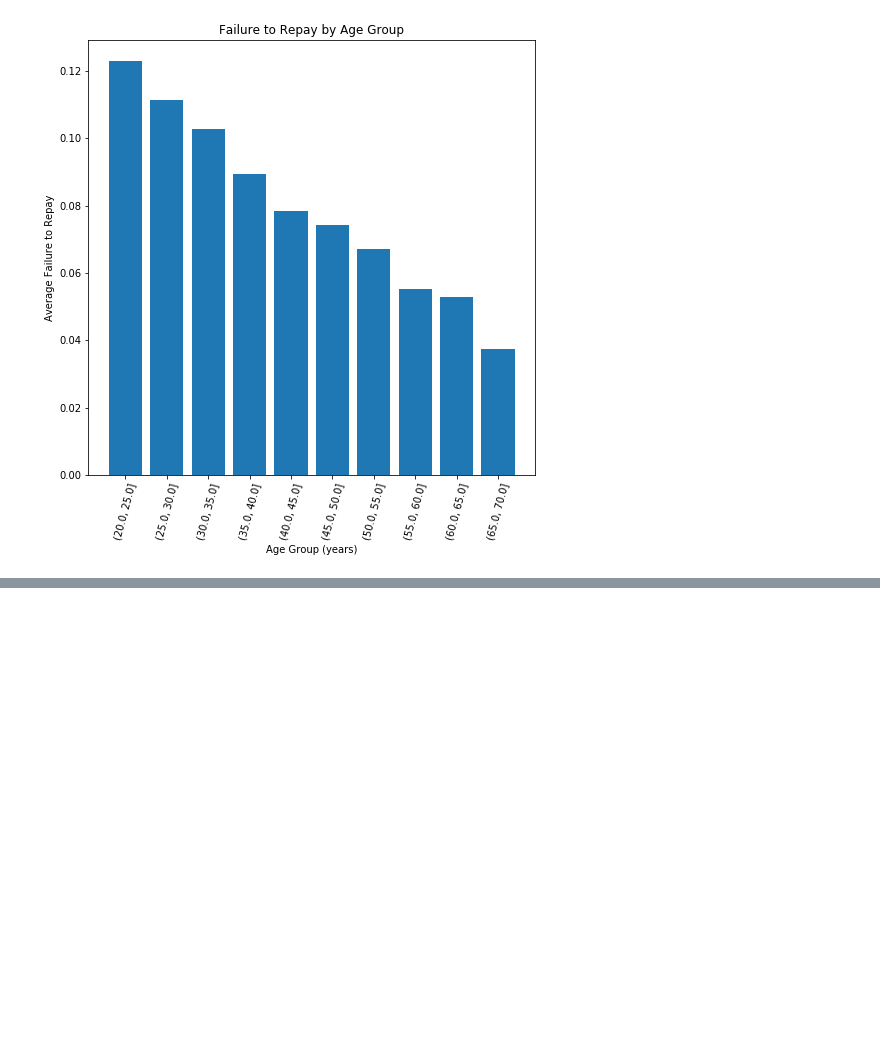
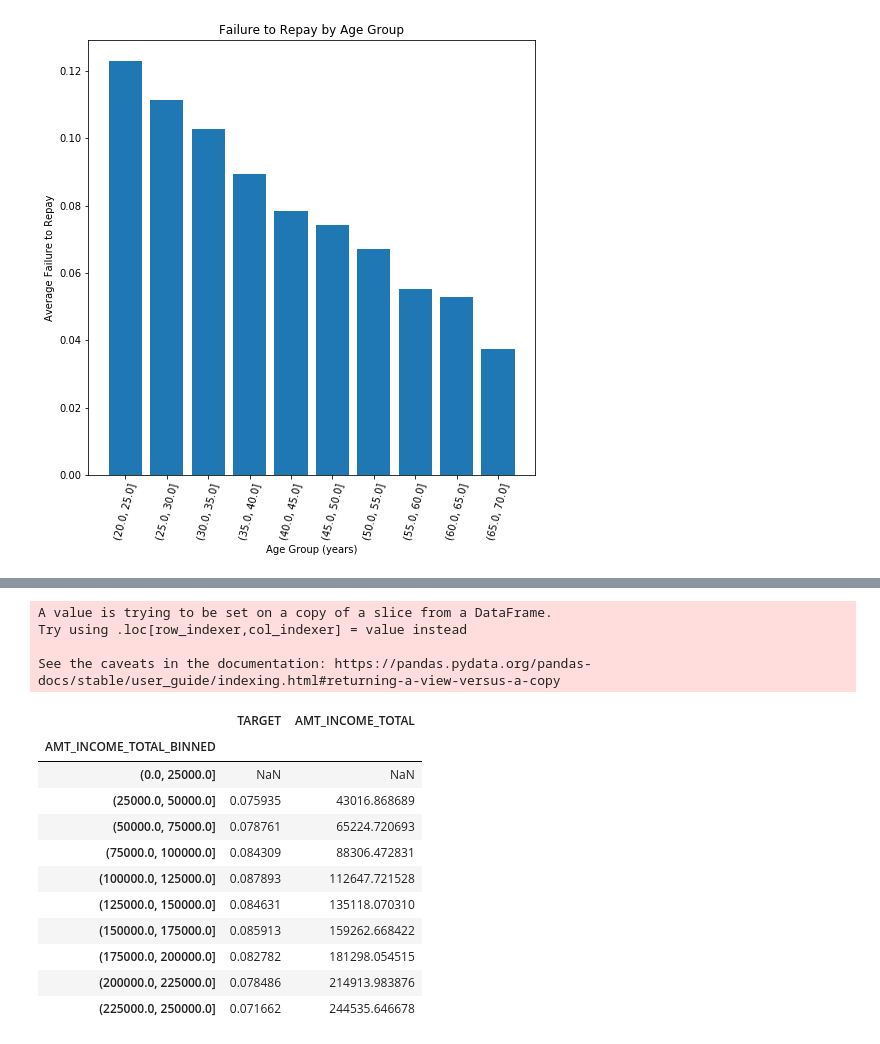
Before and after one commit to arthung/DL-CVMarathon, a Jupyter notebook: Day_018_HW.ipynb, the cells around one changed output, grey strips where cells are left out. Drawn from its saved outputs; the diff is of its cells as text; code cells hidden in the pictures; blank space fills up the shorter version.

```diff
--- a/Day_018_HW.ipynb
+++ b/Day_018_HW.ipynb
@@ -123,0 +136,24 @@ plt.title('Failure to Repay by Age Group');
+# %%
+income_data = app_train[['TARGET', 'AMT_INCOME_TOTAL']]
+income_data['AMT_INCOME_TOTAL_BINNED'] = pd.cut(income_data['AMT_INCOME_TOTAL'], bins = np.linspace(0, 250000, num = 11))
+# %% [output]
+A value is trying to be set on a copy of a slice from a DataFrame.
+Try using .loc[row_indexer,col_indexer] = value instead
+
+See the caveats in the documentation: https://pandas.pydata.org/pandas-docs/stable/user_guide/indexing.html#returning-a-view-versus-a-copy
+# %%
+income_data_groups  = income_data.groupby('AMT_INCOME_TOTAL_BINNED').mean()
+income_data_groups
+# %% [output]
+|  | TARGET | AMT_INCOME_TOTAL |
+| AMT_INCOME_TOTAL_BINNED |  |  |
+| (0.0, 25000.0] | NaN | NaN |
+| (25000.0, 50000.0] | 0.075935 | 43016.868689 |
+| (50000.0, 75000.0] | 0.078761 | 65224.720693 |
+| (75000.0, 100000.0] | 0.084309 | 88306.472831 |
+| (100000.0, 125000.0] | 0.087893 | 112647.721528 |
+| (125000.0, 150000.0] | 0.084631 | 135118.070310 |
+| (150000.0, 175000.0] | 0.085913 | 159262.668422 |
+| (175000.0, 200000.0] | 0.082782 | 181298.054515 |
+| (200000.0, 225000.0] | 0.078486 | 214913.983876 |
+| (225000.0, 250000.0] | 0.071662 | 244535.646678 |
```
Also changed, not shown: parts of 3 cells of this notebook.
